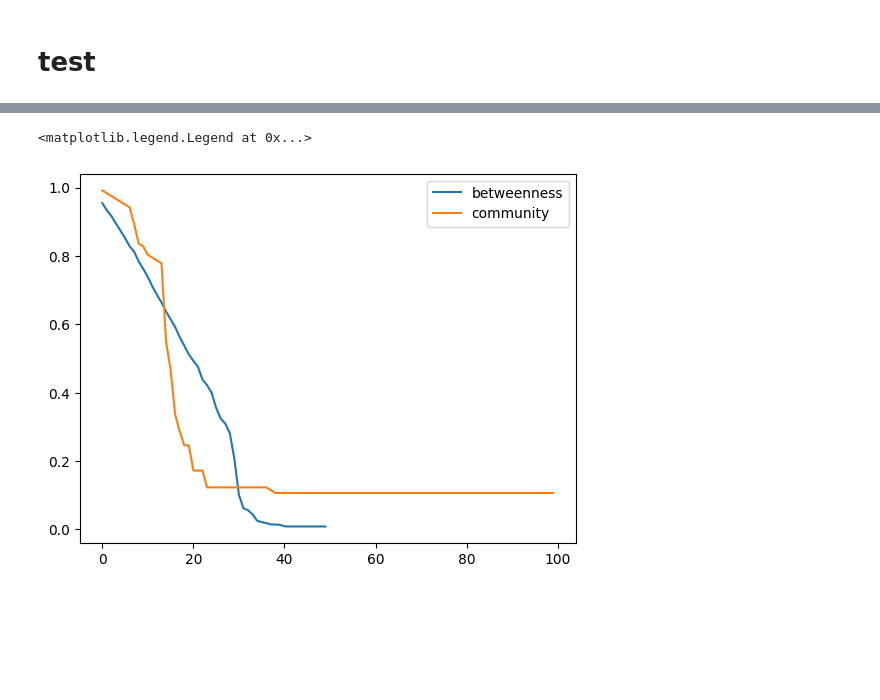
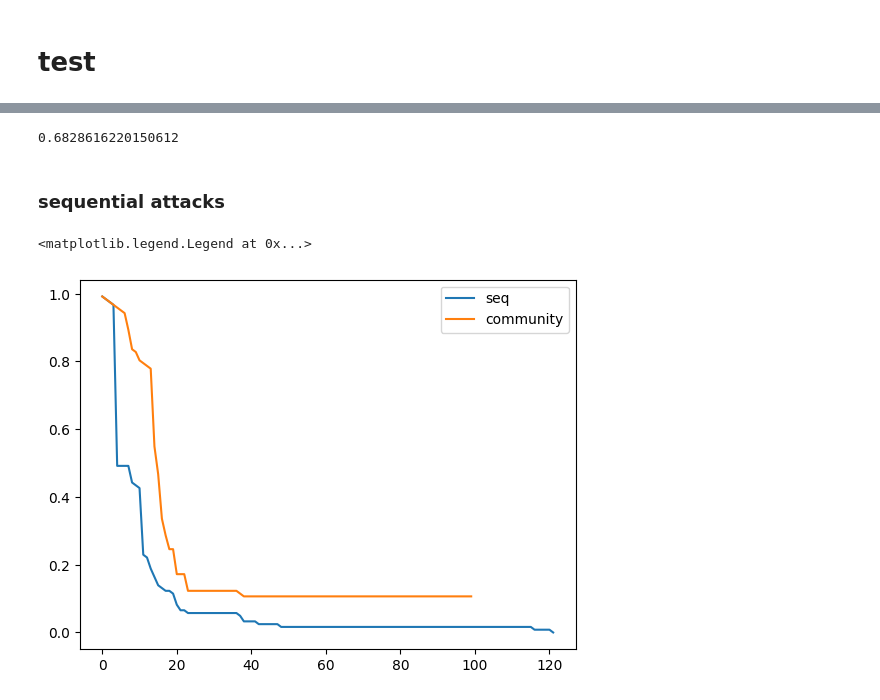
Before and after one commit to raysas/network-disintegration-attacks, a Jupyter notebook: code/final_code.ipynb, the cells around one changed output, grey strips where cells are left out. Saved outputs shown, nothing was run; the diff lists cells and outputs as text; code cells hidden in the pictures; blank space fills up the shorter version.

Commit message:
added sequential attacks + community-based

```diff
--- a/code/final_code.ipynb
+++ b/code/final_code.ipynb
@@ -1792,8 +1800,13 @@ plt.legend()
+# %%
+nx.community.louvain_communities(circuits_s208, seed=42)
+#get its modularity
+nx.community.modularity(circuits_s208, nx.community.louvain_communities(circuits_s208, seed=42))
+# %% [output]
+0.6828616220150612
 # %%
 # compare centrality targeted attacks with community based attacks
-plt.plot(list(bet_attack_circuits_s208[0].values()), label='betweenness')
-plt.plot(list(bet_community_attack_circuits_s208[0].values()), label='community')
-plt.legend()
+# plt.plot(list(bet_attack_circuits_s208[0].values()), label='betweenness')
+# plt.plot(list(bet_community_attack_circuits_s208[0].values()), label='community')
+# plt.legend()
-# %% [output]
-<matplotlib.legend.Legend at 0x...>
-[figure, removed]
+# %% [markdown]
+### sequential attacks
@@ -1799,0 +1922,10 @@ plt.legend()
+# %%
+bet_seq_attack_circuits_s208 = seq_attack(circuits_s208, nx.betweenness_centrality)
+
+plt.plot(list(bet_seq_attack_circuits_s208[0].values()), label='seq')
+plt.plot(list(bet_community_attack_circuits_s208[0].values()), label='community')
+# plt.plot(list(bet_attack_circuits_s208[0].values()), label='batches')
+plt.legend()
+# %% [output]
+<matplotlib.legend.Legend at 0x...>
+[figure, added]
```
Also changed, not shown: parts of 14 cells of this notebook, 1 other file.
